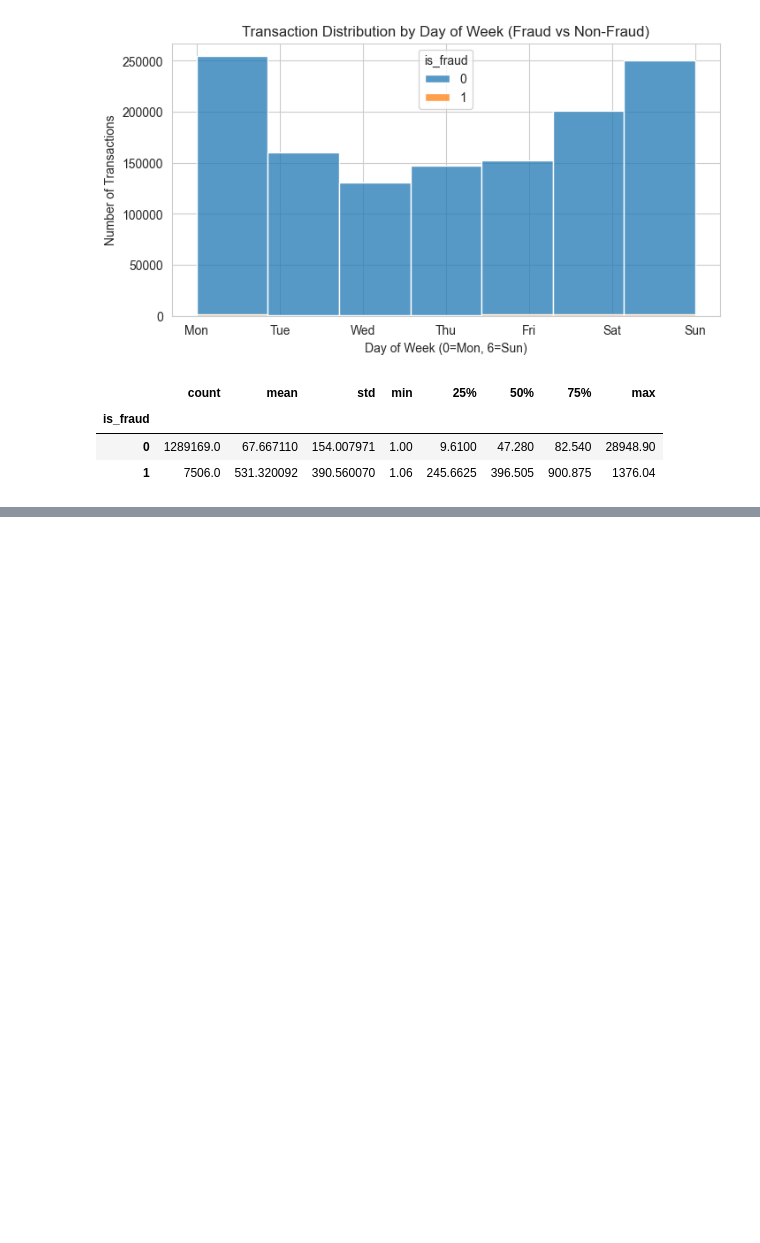
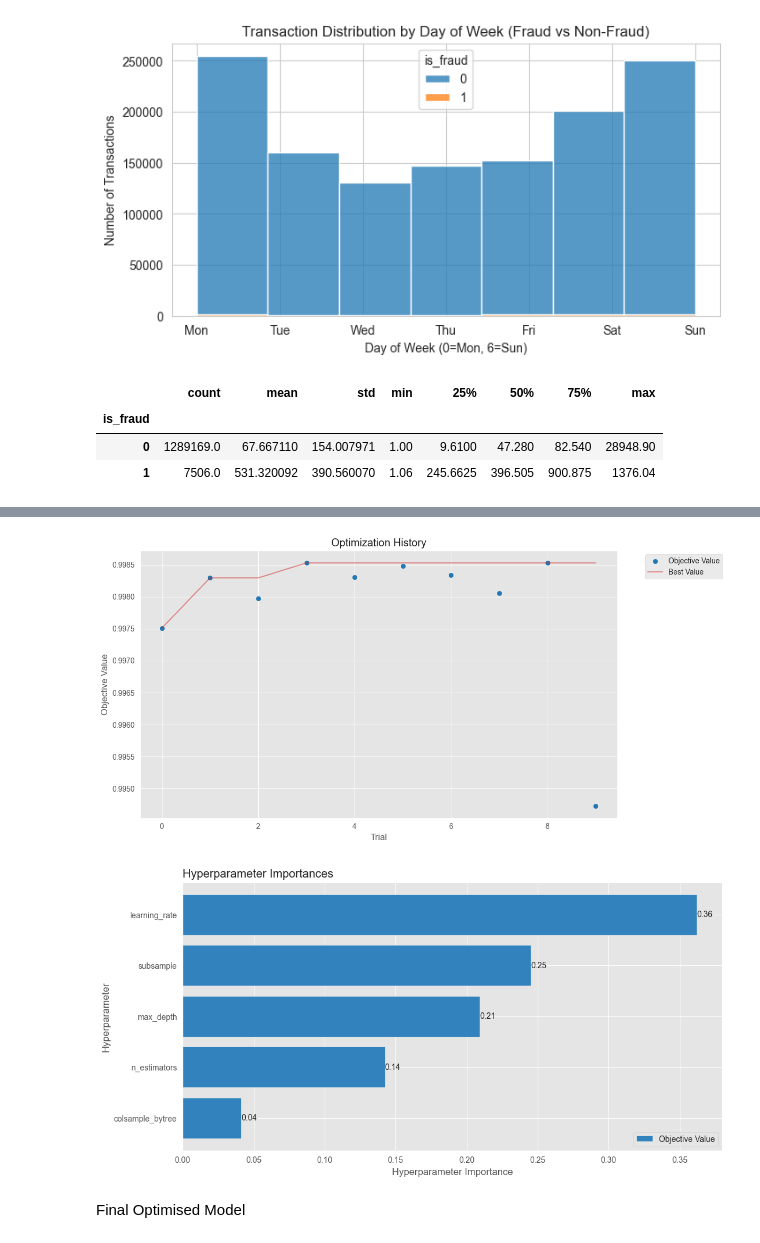
Before and after one commit to hemant-kb/FraudGuard, a Jupyter notebook: back.ipynb, the cells around one changed output, grey strips where cells are left out. Saved outputs shown, nothing was run; the diff lists cells and outputs as text; code cells hidden in the pictures; blank space fills up the shorter version.

```diff
--- a/back.ipynb
+++ b/back.ipynb
@@ -492,0 +543,21 @@ df.head()
+# %%
+def objective(trial):
+    params = {
+        'n_estimators': trial.suggest_int('n_estimators', 200, 600),
+        'max_depth': trial.suggest_int('max_depth', 3, 10),
+        'learning_rate': trial.suggest_float('learning_rate', 0.01, 0.2),
+        'subsample': trial.suggest_float('subsample', 0.6, 1.0),
+        'colsample_bytree': trial.suggest_float('colsample_bytree', 0.6, 1.0),
+        'scale_pos_weight': scale_pos_weight,
+        'eval_metric': 'logloss'
+    }
+
+    m = XGBClassifier(**params)
+    p = Pipeline([('prep', preprocessor), ('model', m)])
+    score = cross_val_score(p, X_train, y_train, scoring='roc_auc', cv=3).mean()
+    return score
+
+study = optuna.create_study(direction='maximize', study_name='fraud_detection')
+study.optimize(objective, n_trials=10, show_progress_bar=True)
+
+best_params = study.best_params
@@ -492,0 +576,12 @@ df.head()
+# %%
+optuna.visualization.matplotlib.plot_optimization_history(study)
+plt.title("Optimization History")
+plt.show()
+
+optuna.visualization.matplotlib.plot_param_importances(study)
+plt.show()
+# %% [output]
+[figure, added]
+[figure, added]
+# %% [markdown]
+Final Optimised Model
```
Also changed, not shown: parts of 79 cells of this notebook.
